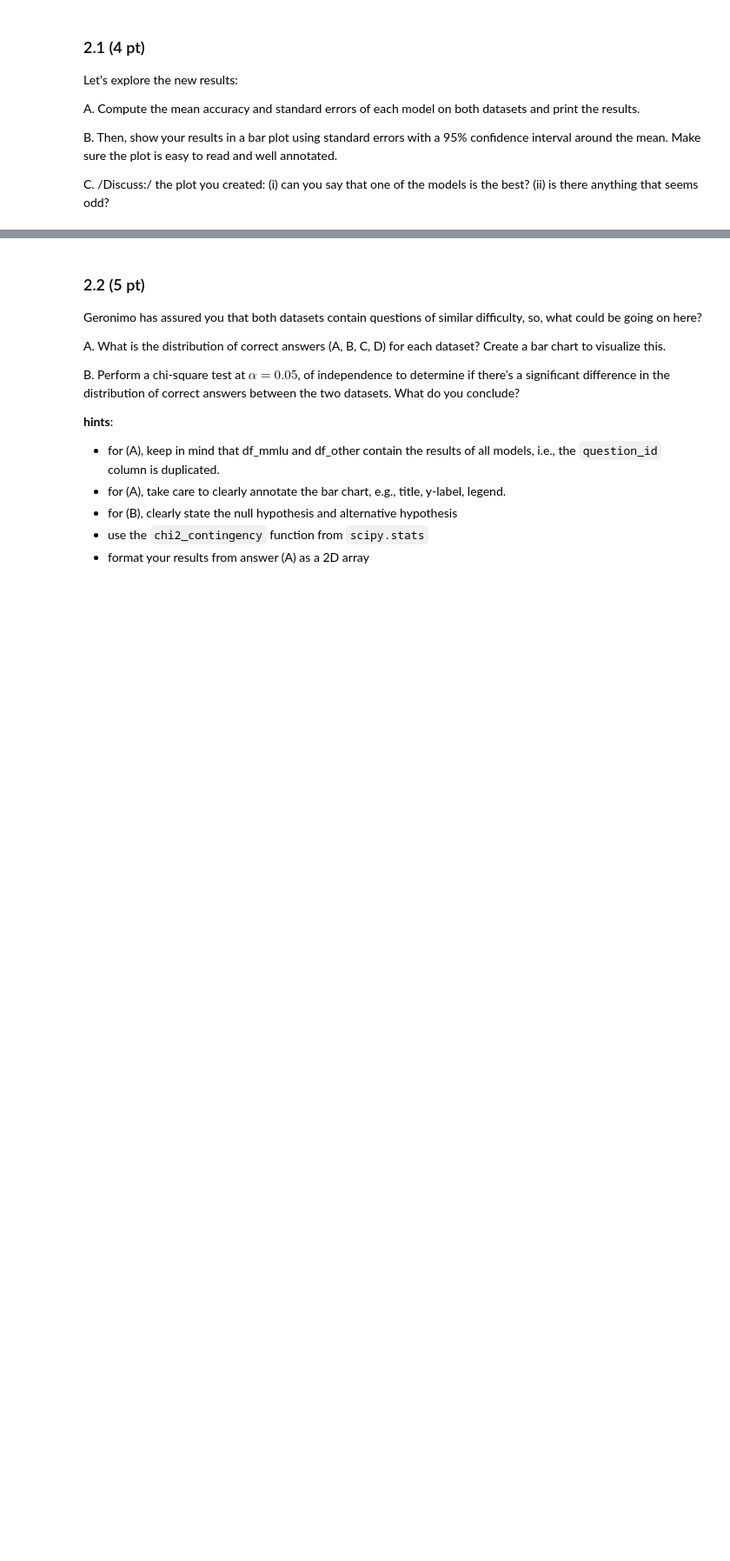
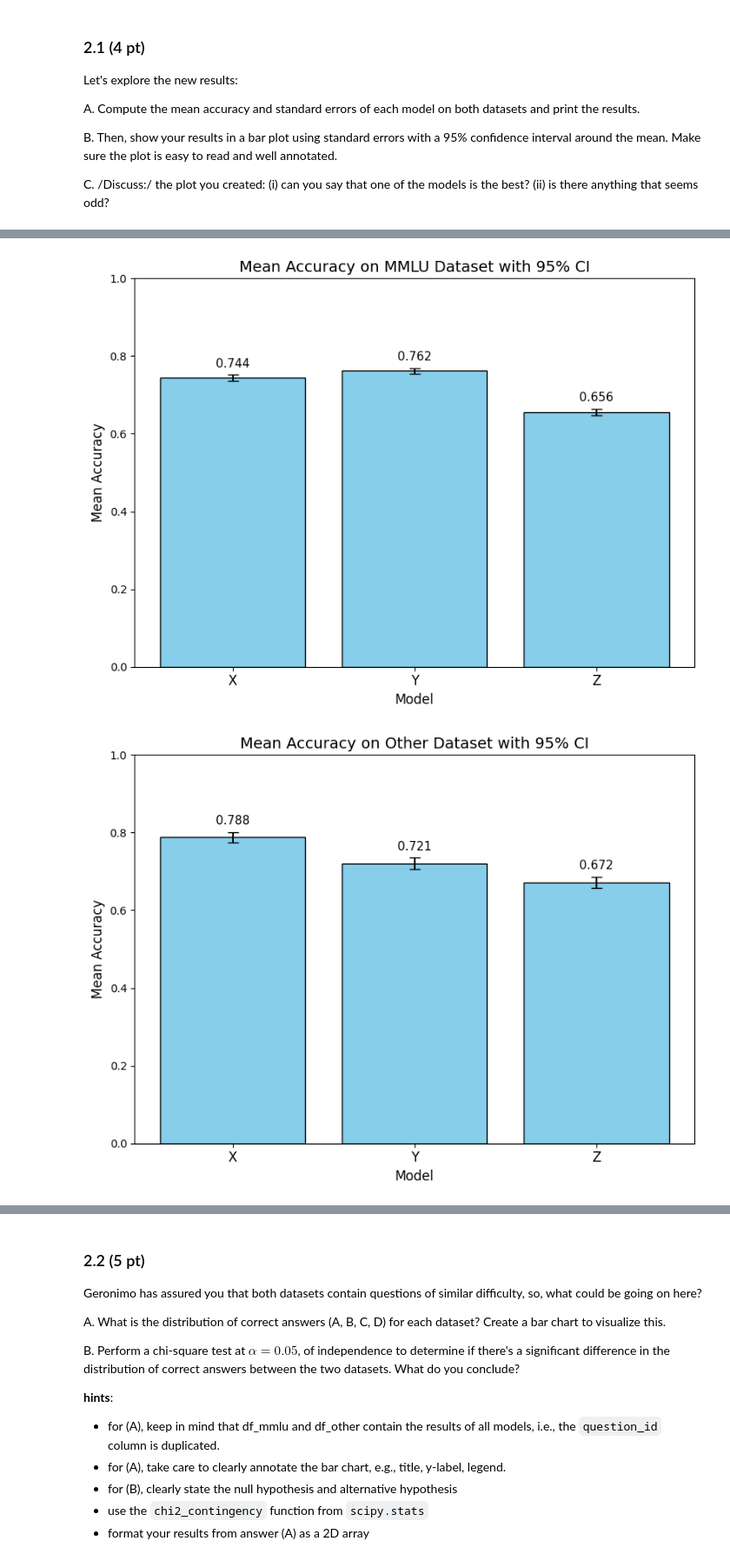
Before and after one commit to PavelDetvan/Data-Analysis, a Jupyter notebook: clinic1/DA-clinic1-empty.ipynb, the cells around one changed output, grey strips where cells are left out. Shown at 87% size. Saved outputs shown, nothing was run; the diff lists cells and outputs as text; code cells hidden in the pictures; blank space fills up the shorter version.

```diff
--- a/clinic1/DA-clinic1-empty.ipynb
+++ b/clinic1/DA-clinic1-empty.ipynb
@@ -458,3 +458,18 @@ B. Then, show your results in a bar plot using standard errors with a 95% confid
 C. /Discuss:/ the plot you created: (i) can you say that one of the models is the best? (ii) is there anything that seems odd?
 # %%
 #A
+def summarize_accuracy(df):
+    # Group by model_name and compute count, mean, and standard deviation.
+    summary = df.groupby('model_name')['correct'].agg(['count', 'mean', 'std']).reset_index()
+    # Calculate standard error: std / sqrt(n)
+    summary['se'] = summary['std'] / np.sqrt(summary['count'])
+    return summary
+
+# Compute summaries for both datasets
+mmlu_summary = summarize_accuracy(df_mmlu)
+other_summary = summarize_accuracy(df_other)
+
+print("MMLU Dataset Summary:")
+print(mmlu_summary)
+print("\nOther Dataset Summary:")
+print(other_summary)
@@ -461,2 +488,35 @@ C. /Discuss:/ the plot you created: (i) can you say that one of the models is th
 # %%
 #B
+def plot_summary(summary, dataset_name):
+    # Calculate the 95% confidence interval half-width.
+    summary['ci'] = 1.96 * summary['se']
+
+    # Set up the bar plot.
+    fig, ax = plt.subplots(figsize=(8,6))
+    x = np.arange(len(summary))
+
+    ax.bar(x, summary['mean'], yerr=summary['ci'], capsize=5,
+           color='skyblue', edgecolor='black')
+    ax.set_xticks(x)
+    ax.set_xticklabels(summary['model_name'], fontsize=12)
+    ax.set_ylabel('Mean Accuracy', fontsize=12)
+    ax.set_xlabel('Model', fontsize=12)
+    ax.set_title(f'Mean Accuracy on {dataset_name} Dataset with 95% CI', fontsize=14)
+    ax.set_ylim(0, 1)
+
+    # Annotate each bar with the mean value.
+    for i, row in summary.iterrows():
+        ax.text(x[i], row['mean'] + row['ci'] + 0.02, f"{row['mean']:.3f}",
+                ha='center', fontsize=11)
+
+    plt.tight_layout()
+    plt.show()
+
+# Plot for the MMLU dataset
+plot_summary(mmlu_summary, "MMLU")
+
+# Plot for the Other dataset
+plot_summary(other_summary, "Other")
+# %% [output]
+[figure, added]
+[figure, added]
```
Also changed, not shown: parts of 19 cells of this notebook.
